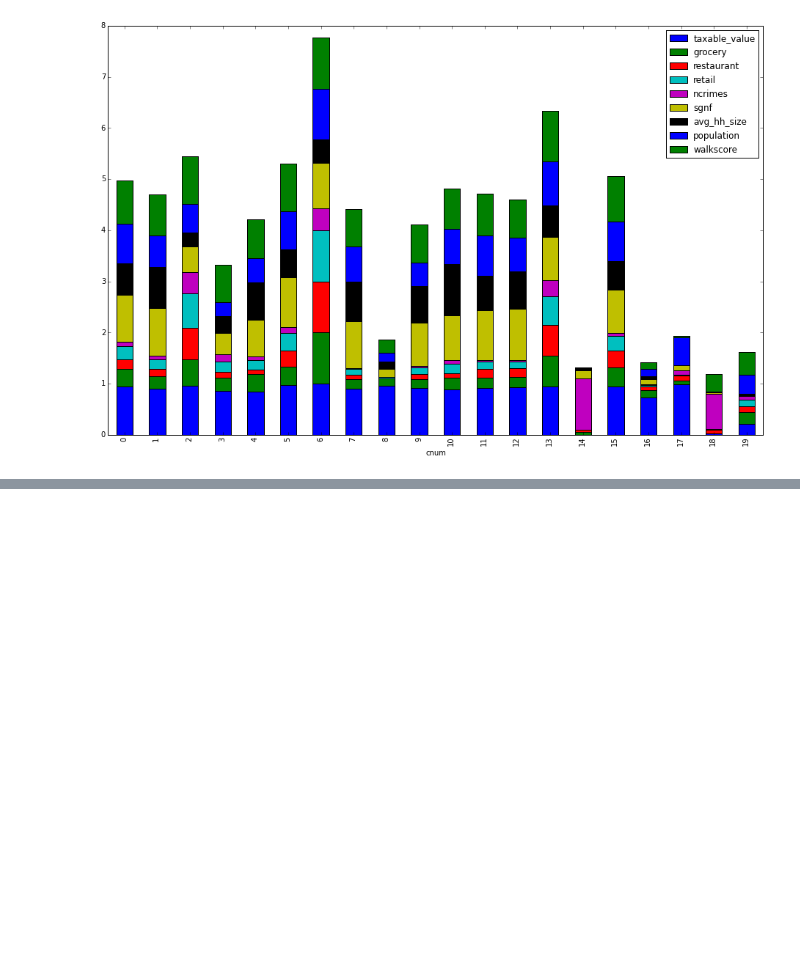
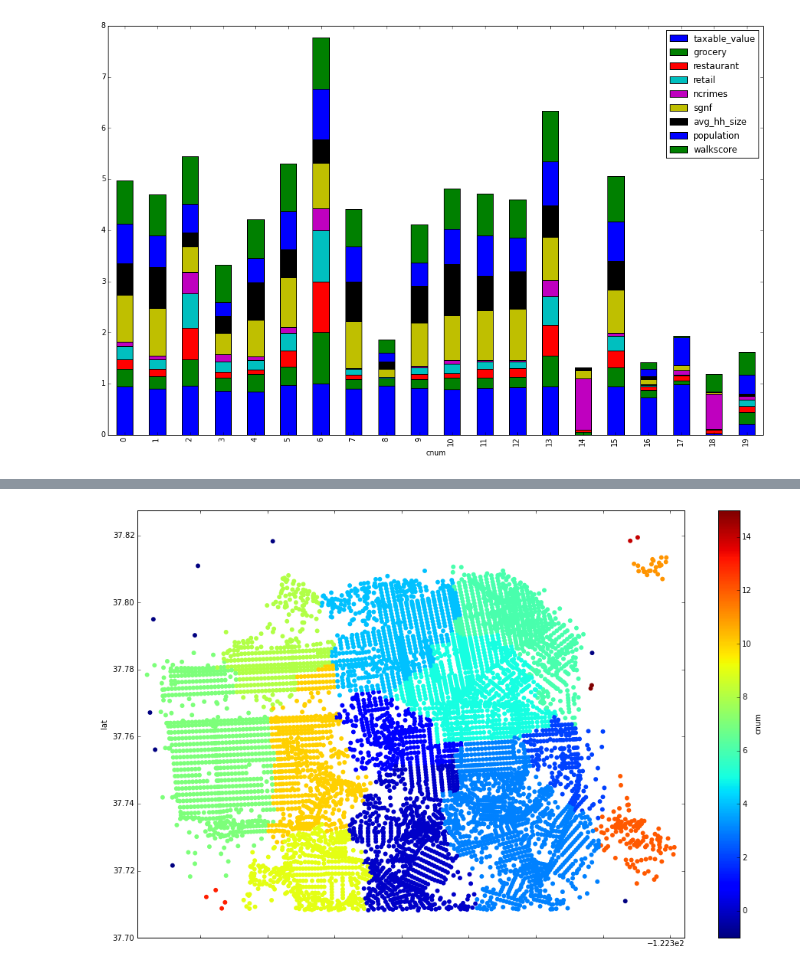
Before and after one commit to crupley/hoodie-development, a Jupyter notebook: explore/evaluate cuts.ipynb, the cells around one changed output, grey strips where cells are left out. Drawn from its saved outputs; the diff is of its cells as text; code cells hidden in the pictures; blank space fills up the shorter version.

```diff
--- a/explore/evaluate cuts.ipynb
+++ b/explore/evaluate cuts.ipynb
@@ -421,0 +515,17 @@ dfbp.plot(kind='bar', stacked=True, figsize = (16, 10));
+# %%
+# choose 13 clusters:
+k = 16
+g = graph.copy()
+
+# reduces graph to i clusters
+cuts[cuts['size'] <= k].apply(lambda x: a.cutrow(x, g), axis=1)
+
+# assign cluster numbers
+df['cnum'] = a.assign_clusters(df, g)
+# %%
+df.plot(kind='scatter', x = 'lon', y = 'lat', c = 'cnum',
+        linewidths = 0, cmap = 'jet', figsize = (16, 10), s=35)
+plt.axis('equal')
+plt.margins(0);
+# %% [output]
+[figure, added]
```
Also changed, not shown: parts of 9 cells of this notebook, 3 other files.
